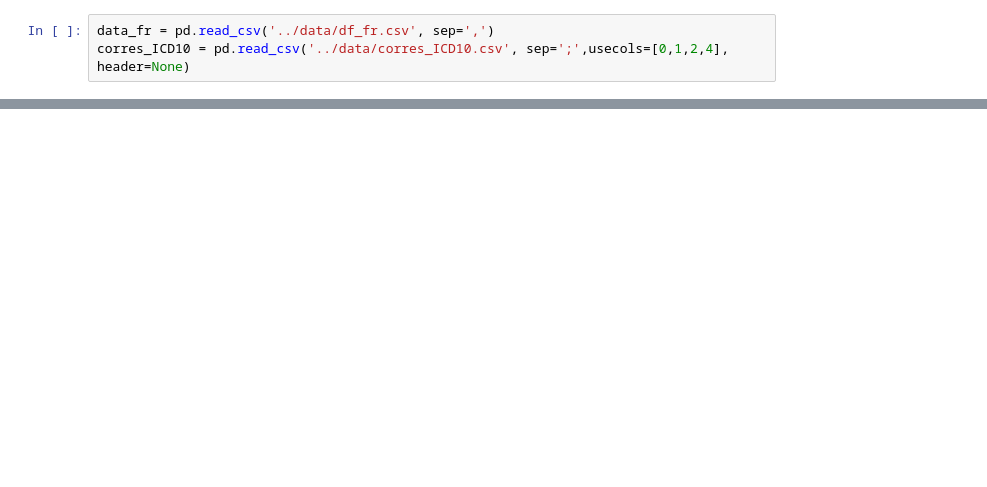
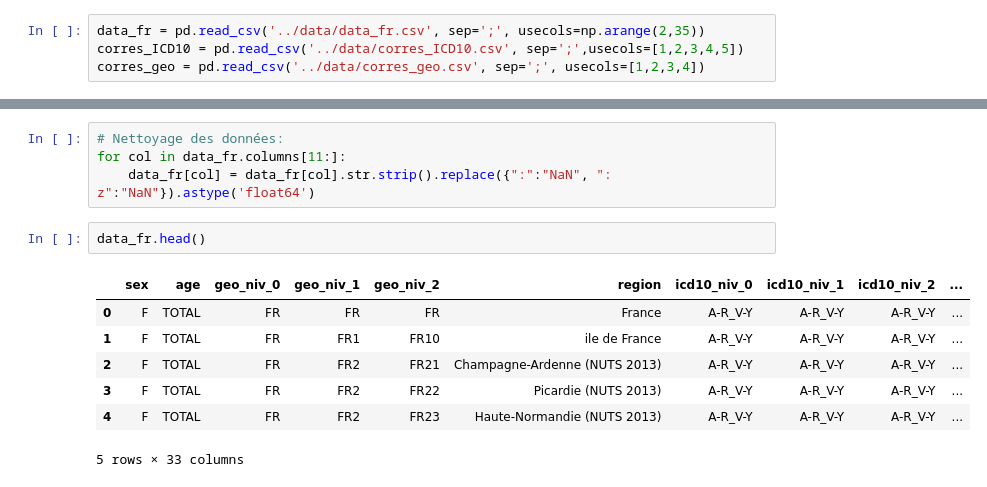
Before and after one commit to margauxRodrigues/viz_project, a Jupyter notebook: data/Arborescence.ipynb, the cells around one changed output, grey strips where cells are left out. Saved outputs shown, nothing was run; the diff lists cells and outputs as text; blank space fills up the shorter version.

```diff
--- a/data/Arborescence.ipynb
+++ b/data/Arborescence.ipynb
@@ -7,3 +8,4 @@ import json
 # %%
-data_fr = pd.read_csv('../data/df_fr.csv', sep=',')
-corres_ICD10 = pd.read_csv('../data/corres_ICD10.csv', sep=';',usecols=[0,1,2,4], header=None)
+data_fr = pd.read_csv('../data/data_fr.csv', sep=';', usecols=np.arange(2,35))
+corres_ICD10 = pd.read_csv('../data/corres_ICD10.csv', sep=';',usecols=[1,2,3,4,5])
+corres_geo = pd.read_csv('../data/corres_geo.csv', sep=';', usecols=[1,2,3,4])
@@ -31,0 +30,14 @@ corres_ICD10.groupby([0,1,2,4]).sum()
+# %%
+# Nettoyage des données:
+for col in data_fr.columns[11:]:
+    data_fr[col] = data_fr[col].str.strip().replace({":":"NaN", ": z":"NaN"}).astype('float64')
+# %%
+data_fr.head()
+# %% [output]
+|  | sex | age | geo_niv_0 | geo_niv_1 | geo_niv_2 | region | icd10_niv_0 | icd10_niv_1 | icd10_niv_2 | ... |
+| 0 | F | TOTAL | FR | FR | FR | France | A-R_V-Y | A-R_V-Y | A-R_V-Y | ... |
+| 1 | F | TOTAL | FR | FR1 | FR10 | ile de France | A-R_V-Y | A-R_V-Y | A-R_V-Y | ... |
+| 2 | F | TOTAL | FR | FR2 | FR21 | Champagne-Ardenne (NUTS 2013) | A-R_V-Y | A-R_V-Y | A-R_V-Y | ... |
+| 3 | F | TOTAL | FR | FR2 | FR22 | Picardie (NUTS 2013) | A-R_V-Y | A-R_V-Y | A-R_V-Y | ... |
+| 4 | F | TOTAL | FR | FR2 | FR23 | Haute-Normandie (NUTS 2013) | A-R_V-Y | A-R_V-Y | A-R_V-Y | ... |
+5 rows × 33 columns
```
Also changed, not shown: parts of 6 cells of this notebook, 3 other files.
